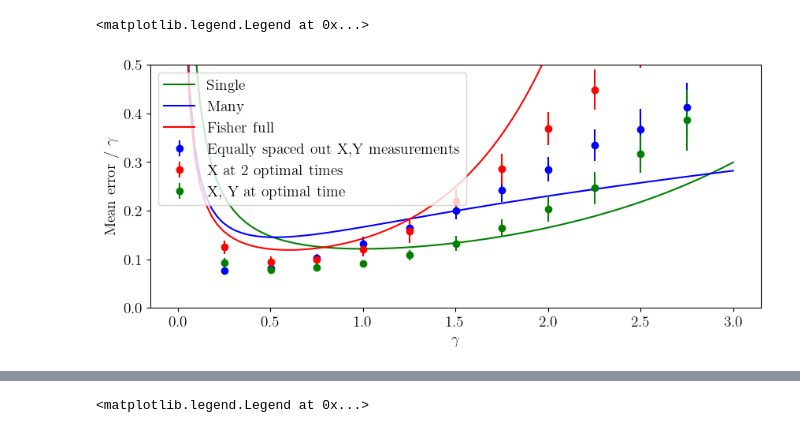
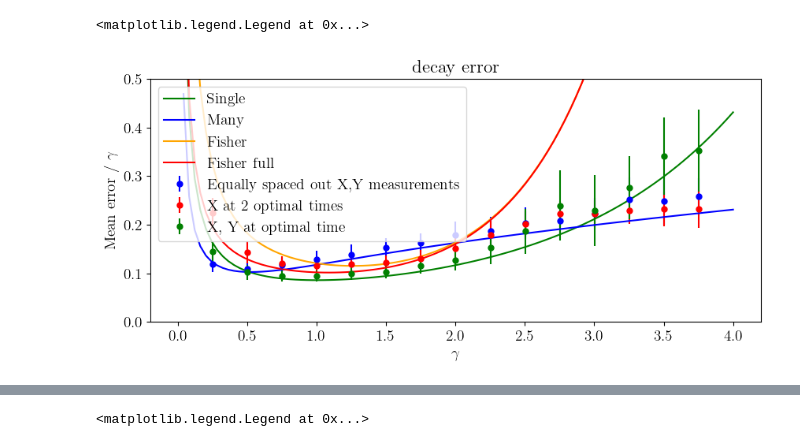
Before and after one commit to Davidkatom/Crosstalk, a Jupyter notebook: Paper/GraphForPaper.ipynb, the cells around one changed output, grey strips where cells are left out. Saved outputs shown, nothing was run; the diff lists cells and outputs as text; code cells hidden in the pictures.

```diff
--- a/Paper/GraphForPaper.ipynb
+++ b/Paper/GraphForPaper.ipynb
@@ -1,4 +1,5 @@
 # %%
+
 def fisher_matrix(t, w, a, shots):
     def p(t, w, a):
 
@@ -52,7 +53,7 @@ def rao_bound_complex(T, a, sigma):
     for t in T:
         I += 1 / (sigma ** 2) * t ** 2 * np.exp(-2 * t * a)
     bound = 1 / np.sqrt(I)
-    return bound/a
+    return bound
 
 
 def rao_bound(T, w, a, shots):
@@ -67,7 +68,8 @@ def rao_bound(T, w, a, shots):
     a_var = np.sqrt(inv[1, 1])
     #
     # return w_var
-    return np.mean([w_var/w, a_var/a])
+    return a_var, w_var
+    # return np.mean([w_var/w, a_var/a])
     # w_var = inv[0, 0]
     # a_var = inv[1, 1]
     # return np.sqrt(np.mean([w_var, a_var]))
@@ -97,28 +99,28 @@ def rao_bound_gausian(T, w, a, sigma):
     try :
         inv = np.linalg.inv(f_mat)
     except:
-        return 100
+        return 100 , 100
     # inv = np.linalg.inv(f_mat)
     # inv = inv.reshape(2,2)
     w_var = np.sqrt(inv[0, 0])
     a_var = np.sqrt(inv[1, 1])
-    return (np.mean([w_var/w, a_var/a]))
+    return a_var, w_var
 # %%
 import numpy as np
 import pandas as pd
 
 # Load the Excel file
-loaded_df = pd.read_excel('C:\\Projects\\Crosstalk\\data_for_paper/stability-Decay.xlsx')
+loaded_df = pd.read_excel('C:\\Projects\\Crosstalk\\data_for_paper/stability-Decay_a.xlsx')
 
 # Assign the columns to variables
 shots = loaded_df["shots"].values
 Decay = loaded_df["Decay"].values
-errors_fisher_median = loaded_df["errors_fisher_median"].values
-errors_fisher_std = loaded_df["errors_fisher_std"].values
-errors_local_median = loaded_df["errors_local_median"].values
-errors_local_std = loaded_df["errors_local_std"].values
-errors_uniform_median = loaded_df["errors_uniform_median"].values
-errors_uniform_std = loaded_df["errors_uniform_std"].values
+errors_fisher_median = loaded_df["errors_fisher_median_a"].values
+errors_fisher_std = loaded_df["errors_fisher_std_a"].values
+errors_local_median = loaded_df["errors_local_median_a"].values
+errors_local_std = loaded_df["errors_local_std_a"].values
+errors_uniform_median = loaded_df["errors_uniform_median_a"].values
+errors_uniform_std = loaded_df["errors_uniform_std_a"].values
 
 #############
 
@@ -139,11 +141,11 @@ plt.rc('font', **font)
 #          label='X, Y at non-optimal time')
 
 plt.errorbar(Decay, np.array(errors_uniform_median), yerr= np.array(errors_uniform_std),
-             fmt='o', color='blue', label='Equally spaced out X,Y measurements')
+             fmt='o', color='blue', label='Equally spaced out X,Y measurements', markersize=5)
 plt.errorbar(Decay, np.array(errors_fisher_median), yerr= np.array(errors_fisher_std ),
-             fmt='o', color='red', label='X at 2 optimal times')
+             fmt='o', color='red', label='X at 2 optimal times', markersize=5)
 plt.errorbar(Decay,  np.array(errors_local_median), yerr= np.array(errors_local_std ), fmt='o',
-             color='green', label='X, Y at optimal time')
+             color='green', label='X, Y at optimal time', markersize=5)
 
 # Scatter points for 75th percentiles
 
@@ -156,44 +158,46 @@ t = 1
 t_fisher = [0.4439410861020235, 1.784695781691183]
 T_many = np.linspace(0, t_max, samples)
 
-sigma_single = 1 / np.sqrt(N / 2)
-sigma_many = 1 / np.sqrt(N / (samples*2))
-sigma_fisher = 1 / np.sqrt(N/2)
-Gamma = np.linspace(0, 3, 100)
+sigma_single = 1 / np.sqrt(N)
+sigma_many = 1 / np.sqrt(N / (samples))
+sigma_fisher = 1 / np.sqrt(N)
+Gamma = np.linspace(0, 4, 100)
 
 error_single = []
 error_many = []
 error_fisher = []
 error_fisher_full = []
 for g in Gamma:
     g =g
-    error_single.append(rao_bound_complex([t], g, sigma_single))
-    error_many.append(rao_bound_complex(T_many, g, sigma_many))
-    error_fisher.append(rao_bound_gausian(t_fisher, 1, g, sigma_fisher))
-    error_fisher_full.append(rao_bound(t_fisher, 1, g, [N/2, N/2]))
+    error_single.append(rao_bound_complex([t], g, sigma_single/g))
+    error_many.append(rao_bound_complex(T_many, g, sigma_many)/g)
+    error_fisher.append(rao_bound_gausian(t_fisher, 1, g, sigma_fisher)[0]/g)
+    error_fisher_full.append(rao_bound(t_fisher, 1, g, [N, N])[0]/g)
 
 plt.plot(Gamma, error_single, label='Single', color='green')
 plt.plot(Gamma, error_many, label='Many', color='blue')
-# plt.plot(Decay, error_fisher, label='Fisher', color = 'orange')
+plt.plot(Gamma, error_fisher, label='Fisher', color = 'orange')
 plt.plot(Gamma, error_fisher_full, label='Fisher full', color = 'red')
 # plt.plot(T, ratio, label='Ratio single/many')
 # plt.plot(T, np.ones(samples), label='1')
 # plt.ylim([0,0.2])
 
 
 ###
 
 # plt.title(f'Shots={Decay} ')
+plt.title('decay error')
+
 plt.xlabel('$\gamma$')
 plt.ylabel('Mean error / $\gamma$')
 plt.grid()
 # plt.yscale('log')
 # plt.xscale('log')
 # plt.xlim([0, 2.52])
 plt.ylim([0,0.5])
 plt.grid()
 
 plt.legend()
 # %% [output]
 <matplotlib.legend.Legend at 0x...>
-[figure, old version]
+[figure, new version]
```
Also changed, not shown: parts of 2 cells of this notebook, 3 other files.
